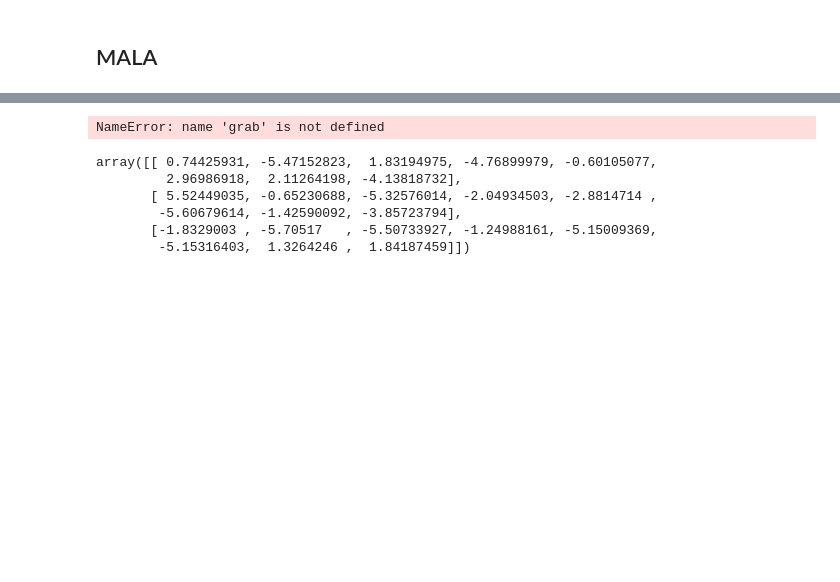
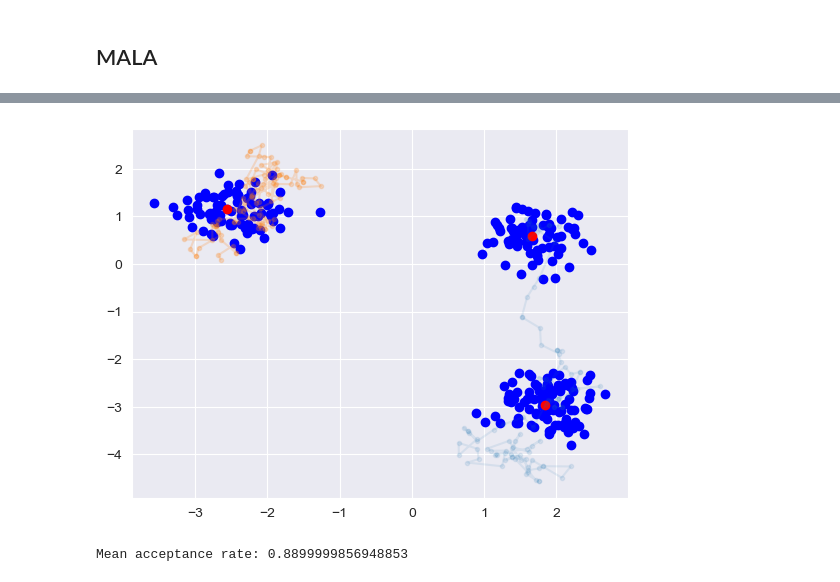
Before and after one commit to IliesElJ/MALA_vs_EM, a Jupyter notebook: gmm_mala_em.ipynb, the cells around one changed output, grey strips where cells are left out. Cells and saved outputs as stored; diff of their text form; code cells hidden in the pictures; blank space fills up the shorter version.

```diff
--- a/gmm_mala_em.ipynb
+++ b/gmm_mala_em.ipynb
@@ -348,17 +501,11 @@ array([[ 4.34447065,  4.48094851, -4.16153257],
 # %%
-plt.plot(grab(xs[:, :, 0]), grab(xs[:, :, 1]), '.-', alpha=0.1)
-plt.plot(grab(xs[:, :, 0]), grab(xs[:, :, 1]), '.-', alpha=0.1)
-plt.scatter(true_means[:, 0], true_means[:, 1], c='r')
+plt.plot(grab(xs[:, :, 1][:, 0]), grab(xs[:, :, 1][:, 1]), '.-', alpha=0.1)
+plt.plot(grab(xs[:, :, 0][:, 0]), grab(xs[:, :, 0][:, 1]), '.-', alpha=0.2)
+plt.scatter(synthetic_data[:, 0], synthetic_data[:, 1], c='b')
+plt.scatter(true_means[0, :], true_means[1, :], c='r')
+plt.show()
 
 print('Mean acceptance rate:', (accs * 1.).mean().item())
 # %% [output]
+[figure, added]
-NameError: name 'grab' is not defined
+Mean acceptance rate: 0.8899999856948853
-# %%
-true_means
-# %% [output]
-array([[ 0.74425931, -5.47152823,  1.83194975, -4.76899979, -0.60105077,
-         2.96986918,  2.11264198, -4.13818732],
-       [ 5.52449035, -0.65230688, -5.32576014, -2.04934503, -2.8814714 ,
-        -5.60679614, -1.42590092, -3.85723794],
-       [-1.8329003 , -5.70517   , -5.50733927, -1.24988161, -5.15009369,
-        -5.15316403,  1.3264246 ,  1.84187459]])
```
Also changed, not shown: parts of 28 cells of this notebook, 2 other files.
